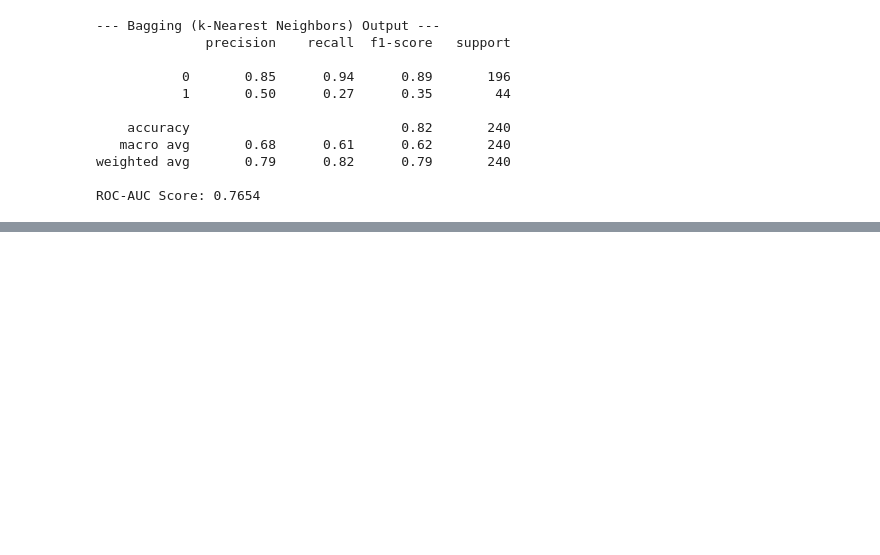
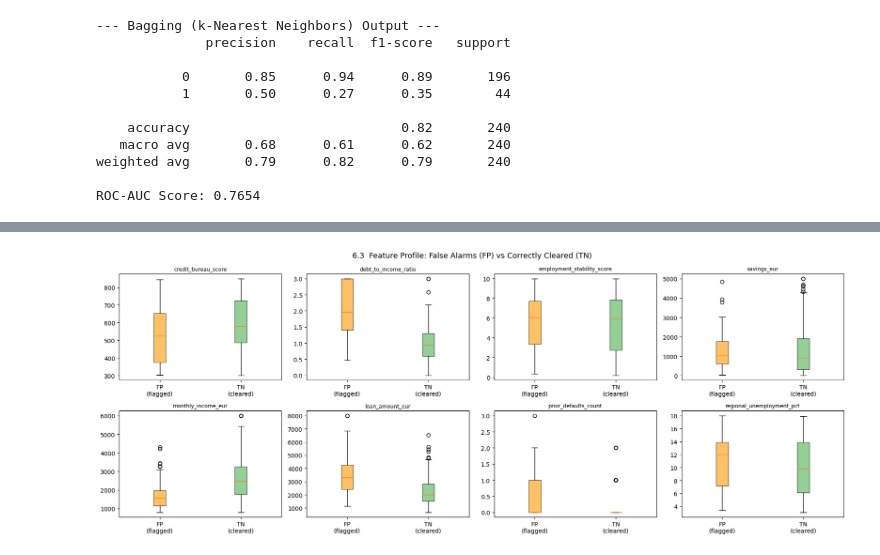
Before and after one commit to Than0316/ClearCredit, a Jupyter notebook: ML_final_project_B.ipynb, the cells around one changed output, grey strips where cells are left out. Saved outputs shown, nothing was run; the diff lists cells and outputs as text; code cells hidden in the pictures; blank space fills up the shorter version.

```diff
--- a/ML_final_project_B.ipynb
+++ b/ML_final_project_B.ipynb
@@ -909,0 +1003,7 @@ Current evaluation requires operational constraints (capacity or precision floor
+# %%
+feature_boxplot(y_val_r.values == 0,
+                ['FP', 'TN'], ['FP\n(flagged)', 'TN\n(cleared)'],
+                ['#FF9800', '#4CAF50'],
+                '6.3  Feature Profile: False Alarms (FP) vs Correctly Cleared (TN)')
+# %% [output]
+[figure, added]
```
Also changed, not shown: parts of 19 cells of this notebook.
